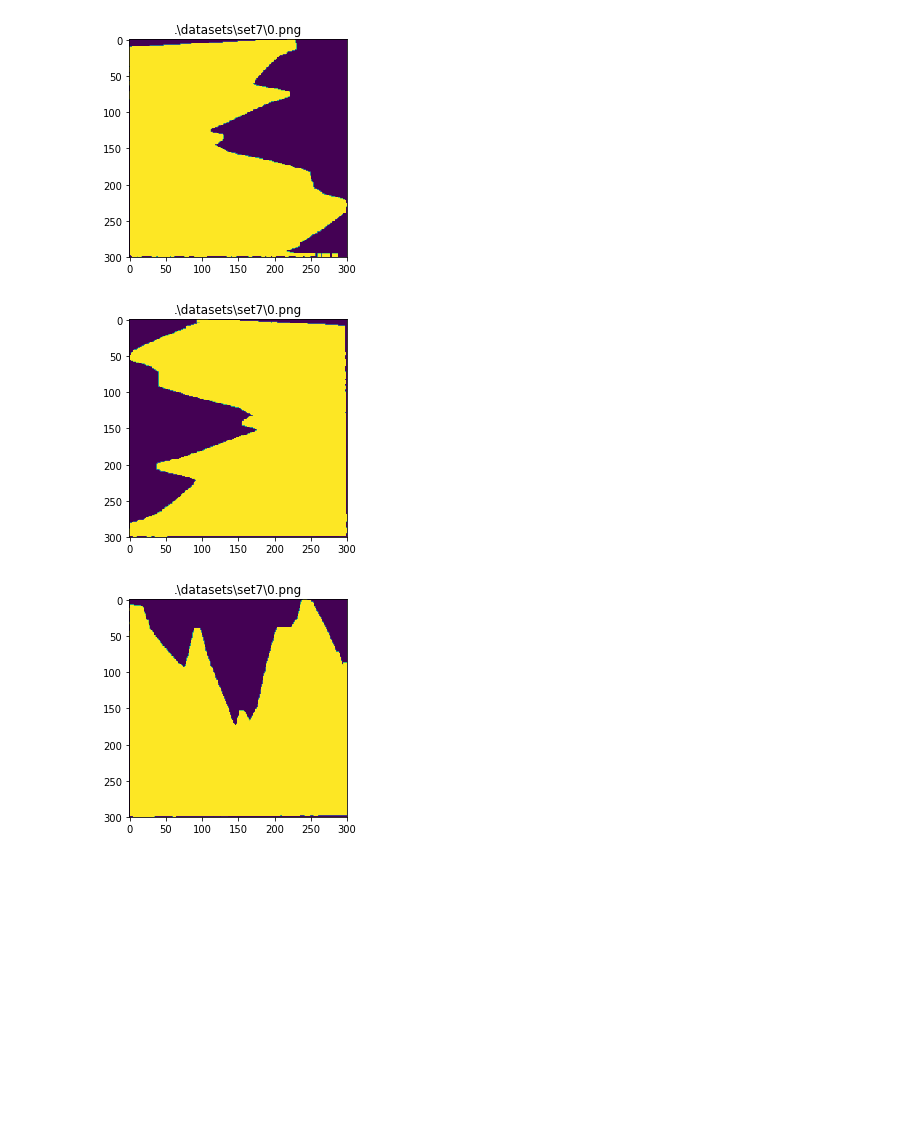
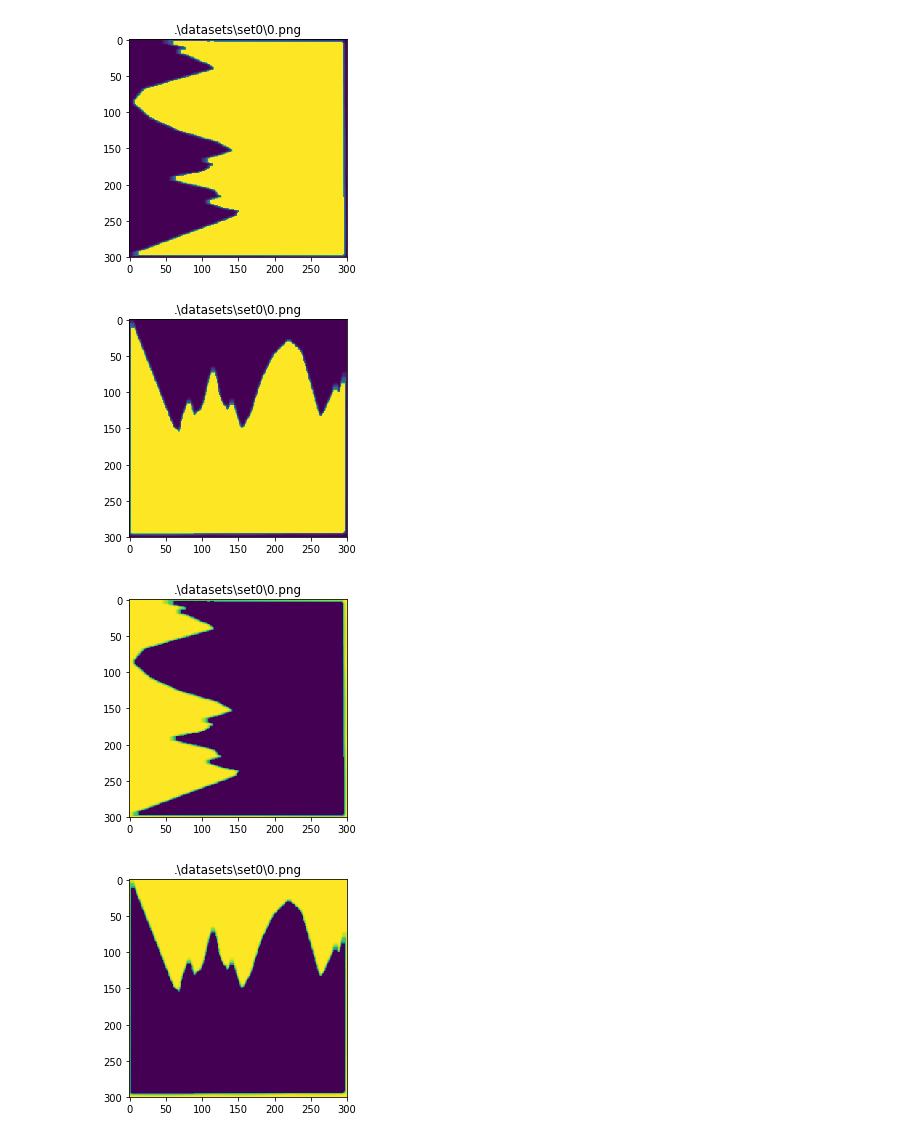
Before and after one commit to damjur/MatchingAbstracts, a Jupyter notebook: Untitled1_v2.ipynb, the cells around one changed output. Cells and saved outputs as stored; diff of their text form; code cells hidden in the pictures; blank space fills up the shorter version.

```diff
--- a/Untitled1_v2.ipynb
+++ b/Untitled1_v2.ipynb
@@ -113,42 +113,46 @@ def getPropositions(path):
         Ht = np.array([[1,0,t[0]],[0,1,t[1]],[0,0,1]]) # translate
 
         dst = cv2.warpPerspective(image, Ht.dot(H), (xmax-xmin, ymax-ymin))
-        dst[dst!=0] = dst.max()
-        kernel = np.ones((5,5),np.uint8)
-        dst = cv2.morphologyEx(dst, cv2.MORPH_OPEN, kernel)
+#         dst[dst!=0] = dst.max()
+
         dst = dst[:,~np.all(dst==0,axis=0)]
         dst = dst[~np.all(dst==0,axis=1),:]
         dst = dst[:,~np.all(dst==1,axis=0)]
         dst = dst[~np.all(dst==1,axis=1),:]
 
+        dst = cv2.GaussianBlur(dst,(5,5),0)
+        dst = cv2.morphologyEx(dst, cv2.MORPH_OPEN, np.ones((5,5)))
+        dst[dst>0.5*dst.max()] = dst.max()
+        dst[dst>0.5*dst.max()] = 0
         dst = cv2.resize(dst,(width,height))
 
         neg = dst.max() - dst
 
         propositions += [dst]
-#         negpropositions += [neg]
+        negpropositions += [neg]
     return propositions,negpropositions
 # %%
-directpath = '.\datasets\set7'
+directpath = '.\datasets\set0'
 
 if __name__=="__main__":
     if os.path.exists(directpath):
         n = len(os.listdir(directpath))-1
         for i in range(1):
             filename = os.path.join(directpath,str(i)+'.png')
             if os.path.exists(filename) and os.access(filename,os.R_OK):
                 props,negprops = getPropositions(filename)
 
                 for prop in props:
                     plt.figure()
                     plt.title(filename)
                     plt.imshow(prop)
 
                 for prop in negprops:
                     plt.figure()
                     plt.title(filename)
                     plt.imshow(prop)
 # %% [output]
-[figure, old version]
+[figure, new version]
-[figure, old version]
+[figure, new version]
-[figure, old version]
+[figure, new version]
+[figure, added]
```
